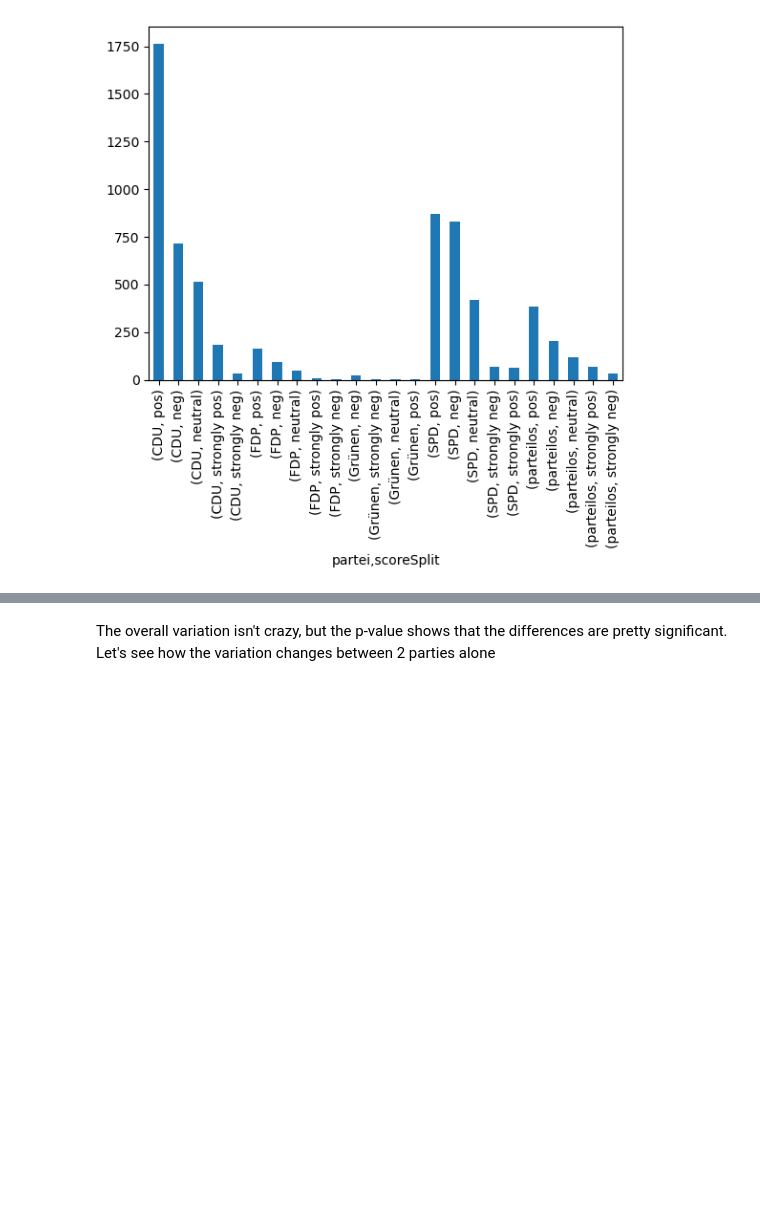
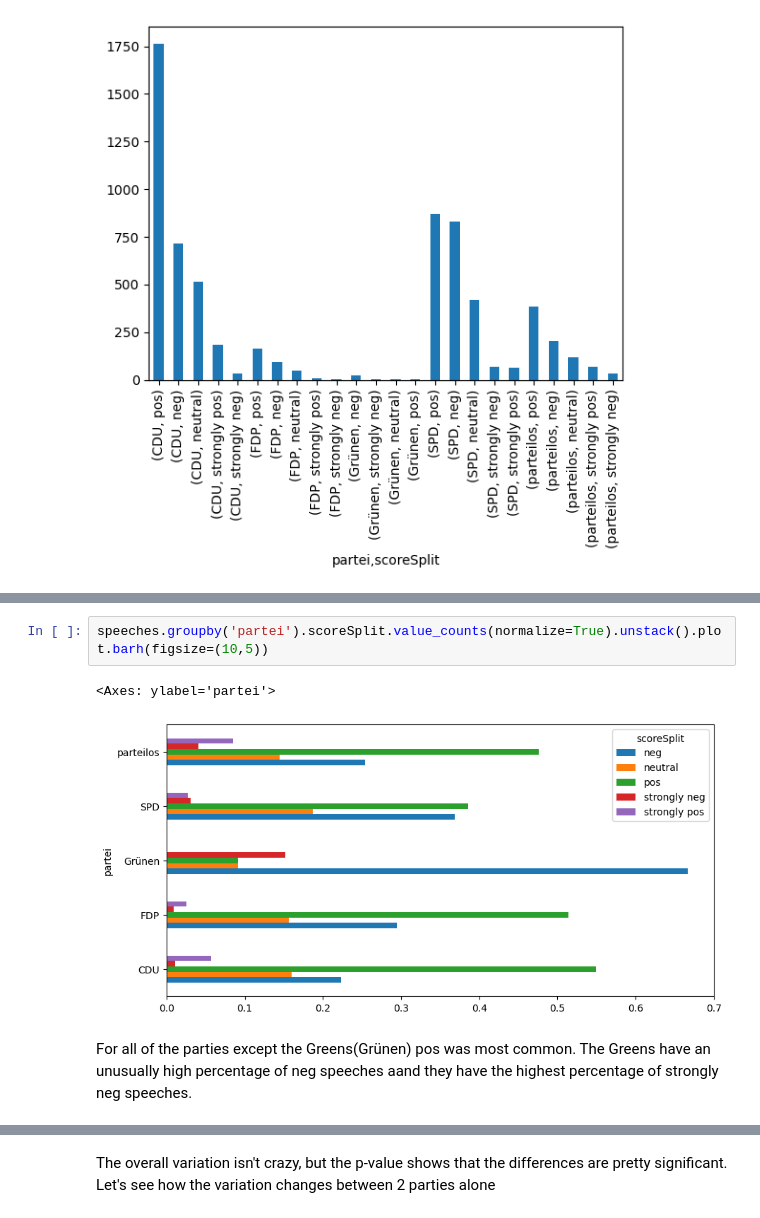
Before and after one commit to Data-Science-for-Linguists-2024/German-Political-Speeches-Sentiment-Analysis, a Jupyter notebook: GPS_Sentiment_Analysis.ipynb, the cells around one changed output, grey strips where cells are left out. Saved outputs shown, nothing was run; the diff lists cells and outputs as text; blank space fills up the shorter version.

```diff
--- a/GPS_Sentiment_Analysis.ipynb
+++ b/GPS_Sentiment_Analysis.ipynb
@@ -723,3 +738,10 @@ plt.show()
+# %%
+speeches.groupby('partei').scoreSplit.value_counts(normalize=True).unstack().plot.barh(figsize=(10,5))
+# %% [output]
+<Axes: ylabel='partei'>
+[figure, added]
+# %% [markdown]
+For all of the parties except the Greens(Grünen) pos was most common. The Greens have an unusually high percentage of neg speeches aand they have the highest percentage of strongly neg speeches.
 # %%
 cdu = speeches[speeches.partei == 'CDU'].sentimentScore
 fdp = speeches[speeches.partei == 'FDP'].sentimentScore
```
Also changed, not shown: parts of 22 cells of this notebook.
